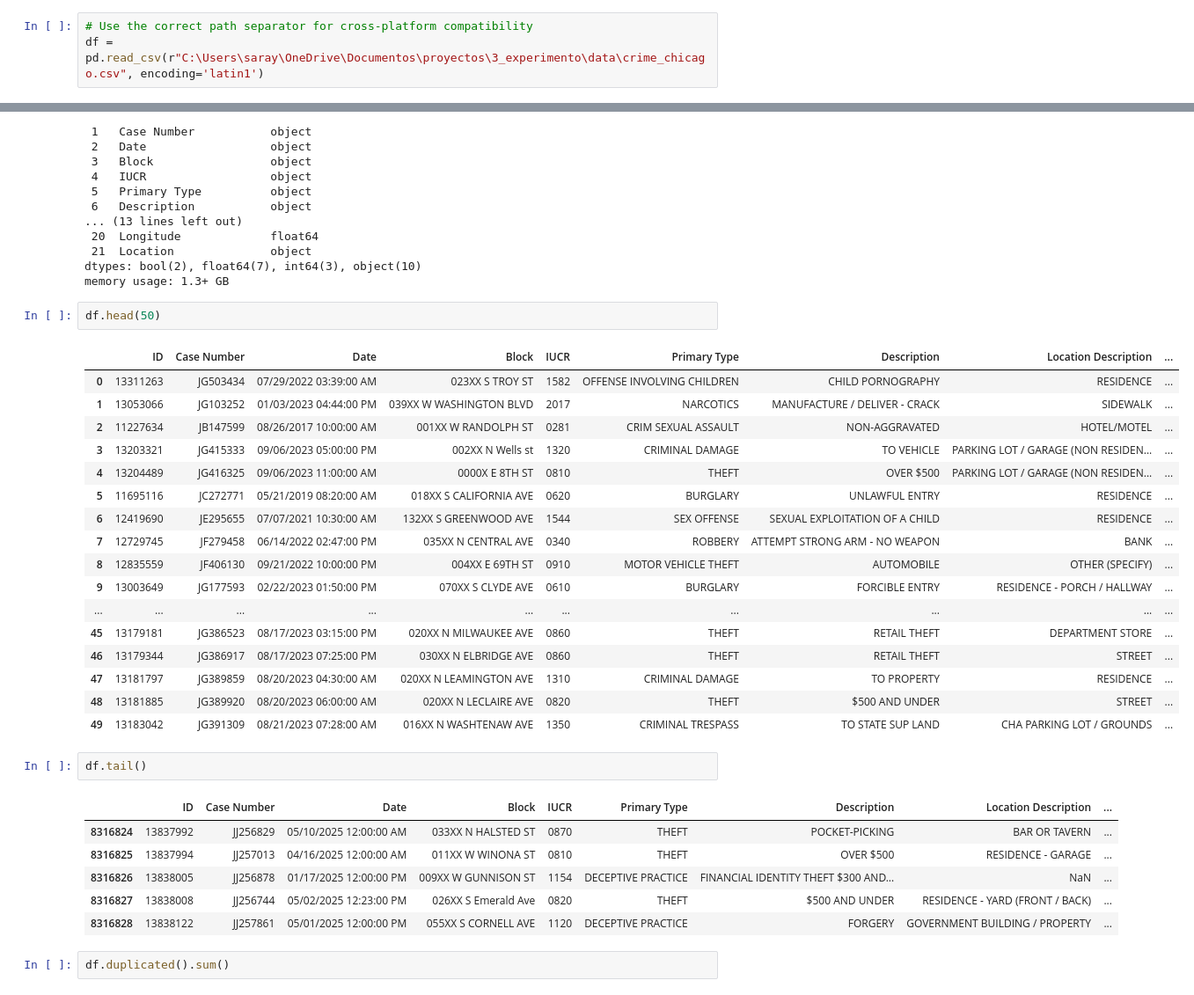
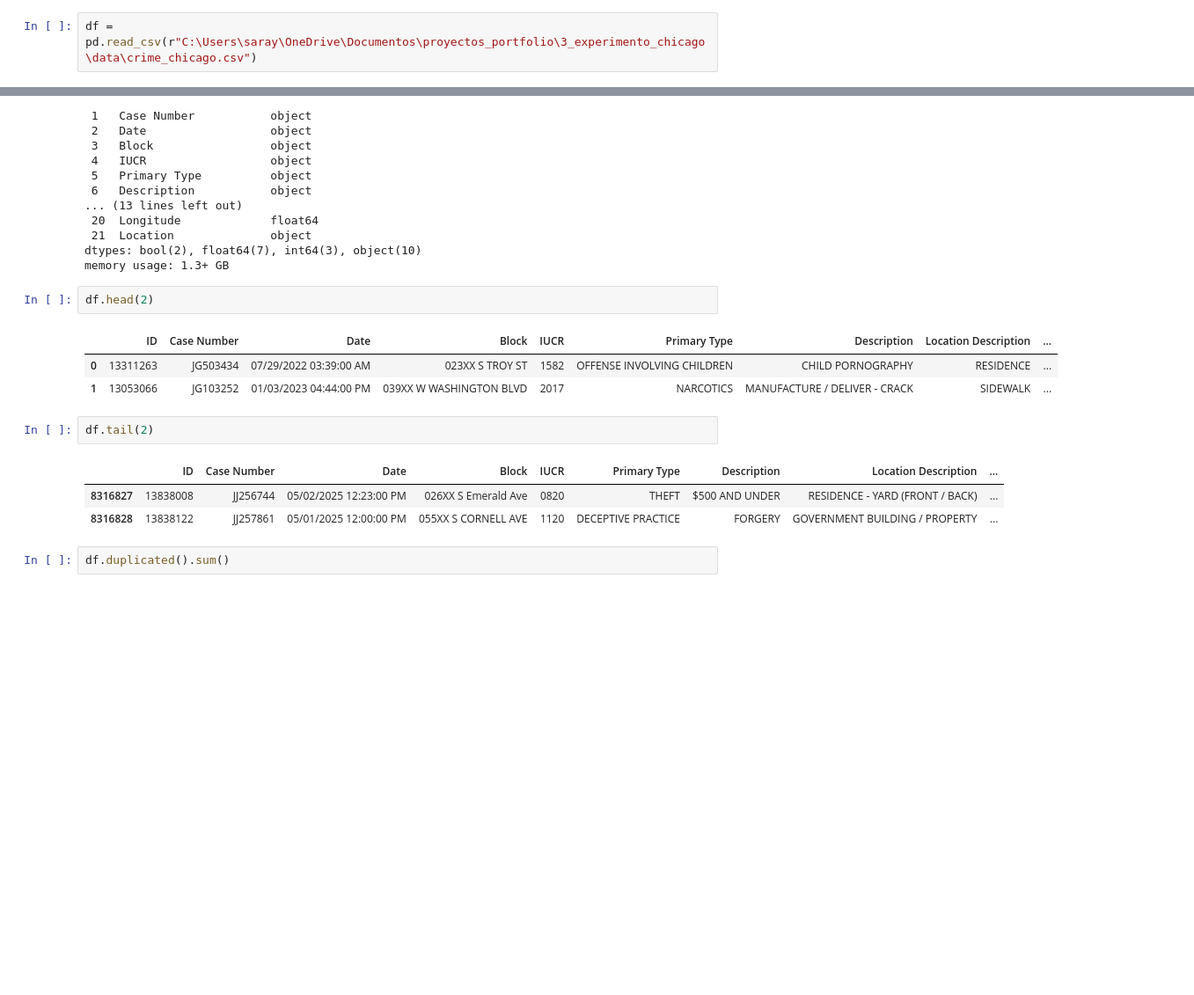
Before and after one commit to sarablanz/crime_chicago, a Jupyter notebook: notebook/1_limpieza_IUCR.ipynb, the cells around one changed output, grey strips where cells are left out. Shown at 88% size. Drawn from its saved outputs; the diff is of its cells as text; blank space fills up the shorter version.

```diff
--- a/notebook/EDA.ipynb
+++ b/notebook/1_limpieza_IUCR.ipynb
@@ -28,8 +28,7 @@ pd.set_option('display.max_columns', None)
 import warnings
 warnings.filterwarnings("ignore")
 # %%
-# Use the correct path separator for cross-platform compatibility
-df = pd.read_csv(r"C:\Users\saray\OneDrive\Documentos\proyectos\3_experimento\data\crime_chicago.csv", encoding='latin1')
+df = pd.read_csv(r"C:\Users\saray\OneDrive\Documentos\proyectos_portfolio\3_experimento_chicago\data\crime_chicago.csv")
 # %%
 df.info()
 # %% [output]
@@ -51,32 +50,15 @@ Data columns (total 22 columns):
 dtypes: bool(2), float64(7), int64(3), object(10)
 memory usage: 1.3+ GB
 # %%
-df.head(50)
+df.head(2)
 # %% [output]
 |  | ID | Case Number | Date | Block | IUCR | Primary Type | Description | Location Description | ... |
 | 0 | 13311263 | JG503434 | 07/29/2022 03:39:00 AM | 023XX S TROY ST | 1582 | OFFENSE INVOLVING CHILDREN | CHILD PORNOGRAPHY | RESIDENCE | ... |
 | 1 | 13053066 | JG103252 | 01/03/2023 04:44:00 PM | 039XX W WASHINGTON BLVD | 2017 | NARCOTICS | MANUFACTURE / DELIVER - CRACK | SIDEWALK | ... |
-| 2 | 11227634 | JB147599 | 08/26/2017 10:00:00 AM | 001XX W RANDOLPH ST | 0281 | CRIM SEXUAL ASSAULT | NON-AGGRAVATED | HOTEL/MOTEL | ... |
-| 3 | 13203321 | JG415333 | 09/06/2023 05:00:00 PM | 002XX N Wells st | 1320 | CRIMINAL DAMAGE | TO VEHICLE | PARKING LOT / GARAGE (NON RESIDEN... | ... |
-| 4 | 13204489 | JG416325 | 09/06/2023 11:00:00 AM | 0000X E 8TH ST | 0810 | THEFT | OVER $500 | PARKING LOT / GARAGE (NON RESIDEN... | ... |
-| 5 | 11695116 | JC272771 | 05/21/2019 08:20:00 AM | 018XX S CALIFORNIA AVE | 0620 | BURGLARY | UNLAWFUL ENTRY | RESIDENCE | ... |
-| 6 | 12419690 | JE295655 | 07/07/2021 10:30:00 AM | 132XX S GREENWOOD AVE | 1544 | SEX OFFENSE | SEXUAL EXPLOITATION OF A CHILD | RESIDENCE | ... |
-| 7 | 12729745 | JF279458 | 06/14/2022 02:47:00 PM | 035XX N CENTRAL AVE | 0340 | ROBBERY | ATTEMPT STRONG ARM - NO WEAPON | BANK | ... |
-| 8 | 12835559 | JF406130 | 09/21/2022 10:00:00 PM | 004XX E 69TH ST | 0910 | MOTOR VEHICLE THEFT | AUTOMOBILE | OTHER (SPECIFY) | ... |
-| 9 | 13003649 | JG177593 | 02/22/2023 01:50:00 PM | 070XX S CLYDE AVE | 0610 | BURGLARY | FORCIBLE ENTRY | RESIDENCE - PORCH / HALLWAY | ... |
-| ... | ... | ... | ... | ... | ... | ... | ... | ... | ... |
-| 45 | 13179181 | JG386523 | 08/17/2023 03:15:00 PM | 020XX N MILWAUKEE AVE | 0860 | THEFT | RETAIL THEFT | DEPARTMENT STORE | ... |
-| 46 | 13179344 | JG386917 | 08/17/2023 07:25:00 PM | 030XX N ELBRIDGE AVE | 0860 | THEFT | RETAIL THEFT | STREET | ... |
-| 47 | 13181797 | JG389859 | 08/20/2023 04:30:00 AM | 020XX N LEAMINGTON AVE | 1310 | CRIMINAL DAMAGE | TO PROPERTY | RESIDENCE | ... |
-| 48 | 13181885 | JG389920 | 08/20/2023 06:00:00 AM | 020XX N LECLAIRE AVE | 0820 | THEFT | $500 AND UNDER | STREET | ... |
-| 49 | 13183042 | JG391309 | 08/21/2023 07:28:00 AM | 016XX N WASHTENAW AVE | 1350 | CRIMINAL TRESPASS | TO STATE SUP LAND | CHA PARKING LOT / GROUNDS | ... |
 # %%
-df.tail()
+df.tail(2)
 # %% [output]
 |  | ID | Case Number | Date | Block | IUCR | Primary Type | Description | Location Description | ... |
-| 8316824 | 13837992 | JJ256829 | 05/10/2025 12:00:00 AM | 033XX N HALSTED ST | 0870 | THEFT | POCKET-PICKING | BAR OR TAVERN | ... |
-| 8316825 | 13837994 | JJ257013 | 04/16/2025 12:00:00 AM | 011XX W WINONA ST | 0810 | THEFT | OVER $500 | RESIDENCE - GARAGE | ... |
-| 8316826 | 13838005 | JJ256878 | 01/17/2025 12:00:00 PM | 009XX W GUNNISON ST | 1154 | DECEPTIVE PRACTICE | FINANCIAL IDENTITY THEFT $300 AND... | NaN | ... |
 | 8316827 | 13838008 | JJ256744 | 05/02/2025 12:23:00 PM | 026XX S Emerald Ave | 0820 | THEFT | $500 AND UNDER | RESIDENCE - YARD (FRONT / BACK) | ... |
 | 8316828 | 13838122 | JJ257861 | 05/01/2025 12:00:00 PM | 055XX S CORNELL AVE | 1120 | DECEPTIVE PRACTICE | FORGERY | GOVERNMENT BUILDING / PROPERTY | ... |
 # %%
```
Also changed, not shown: parts of 15 cells of this notebook, 14 other files.
